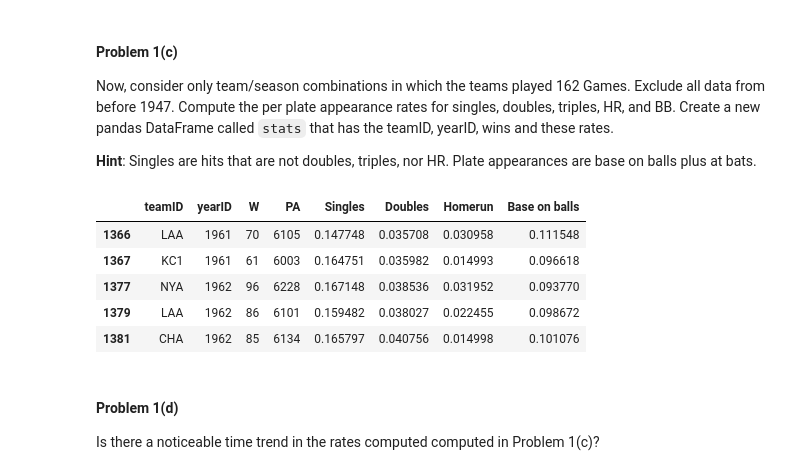
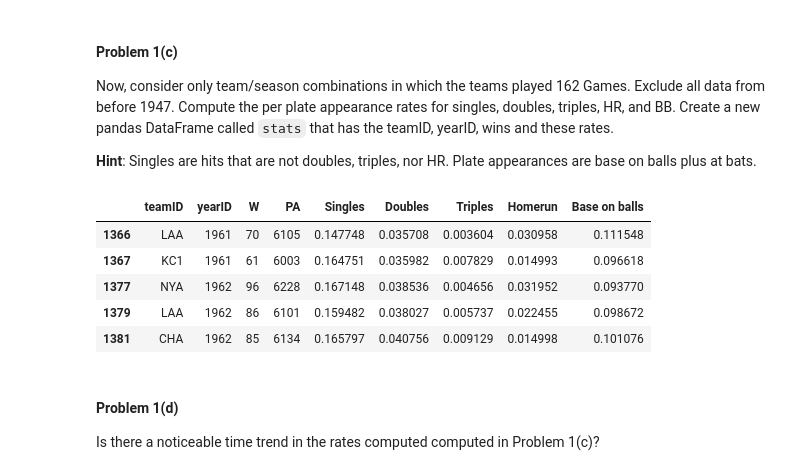
Before and after one commit to StevenDalderop/2014, a Jupyter notebook: homework/HW3.ipynb, the cells around one changed output. Cells and saved outputs as stored; diff of their text form; code cells hidden in the pictures.

```diff
--- a/homework/HW3.ipynb
+++ b/homework/HW3.ipynb
@@ -135,18 +135,19 @@ teams_new=teams[(teams["yearID"]>=1947) & (teams["G"]==162)]
 teams_new.loc[:,"PA"]=teams_new["AB"]+teams_new["BB"]
 teams_new.loc[:,"Singles"]=(teams_new["H"]-teams_new["2B"]-teams_new["3B"]-teams_new["HR"])/teams_new["PA"]
 teams_new.loc[:,"Doubles"]=(teams_new["2B"])/teams_new["PA"]
+teams_new.loc[:,"Triples"]=(teams_new["3B"])/teams_new["PA"]
 teams_new.loc[:,"Homerun"]=(teams_new["HR"])/teams_new["PA"]
 teams_new.loc[:,"Base on balls"]=(teams_new["BB"])/teams_new["PA"]
 # %%
-stats=teams_new[["teamID","yearID","W","PA","Singles","Doubles","Homerun","Base on balls"]];
+stats=teams_new[["teamID","yearID","W","PA","Singles","Doubles","Triples","Homerun","Base on balls"]];
 stats.head()
 # %% [output]
-|  | teamID | yearID | W | PA | Singles | Doubles | Homerun | Base on balls |
-| 1366 | LAA | 1961 | 70 | 6105 | 0.147748 | 0.035708 | 0.030958 | 0.111548 |
-| 1367 | KC1 | 1961 | 61 | 6003 | 0.164751 | 0.035982 | 0.014993 | 0.096618 |
-| 1377 | NYA | 1962 | 96 | 6228 | 0.167148 | 0.038536 | 0.031952 | 0.093770 |
-| 1379 | LAA | 1962 | 86 | 6101 | 0.159482 | 0.038027 | 0.022455 | 0.098672 |
-| 1381 | CHA | 1962 | 85 | 6134 | 0.165797 | 0.040756 | 0.014998 | 0.101076 |
+|  | teamID | yearID | W | PA | Singles | Doubles | Triples | Homerun | Base on balls |
+| 1366 | LAA | 1961 | 70 | 6105 | 0.147748 | 0.035708 | 0.003604 | 0.030958 | 0.111548 |
+| 1367 | KC1 | 1961 | 61 | 6003 | 0.164751 | 0.035982 | 0.007829 | 0.014993 | 0.096618 |
+| 1377 | NYA | 1962 | 96 | 6228 | 0.167148 | 0.038536 | 0.004656 | 0.031952 | 0.093770 |
+| 1379 | LAA | 1962 | 86 | 6101 | 0.159482 | 0.038027 | 0.005737 | 0.022455 | 0.098672 |
+| 1381 | CHA | 1962 | 85 | 6134 | 0.165797 | 0.040756 | 0.009129 | 0.014998 | 0.101076 |
 # %% [markdown]
 #### Problem 1(d)
 
```
Also changed, not shown: parts of 7 cells of this notebook.
